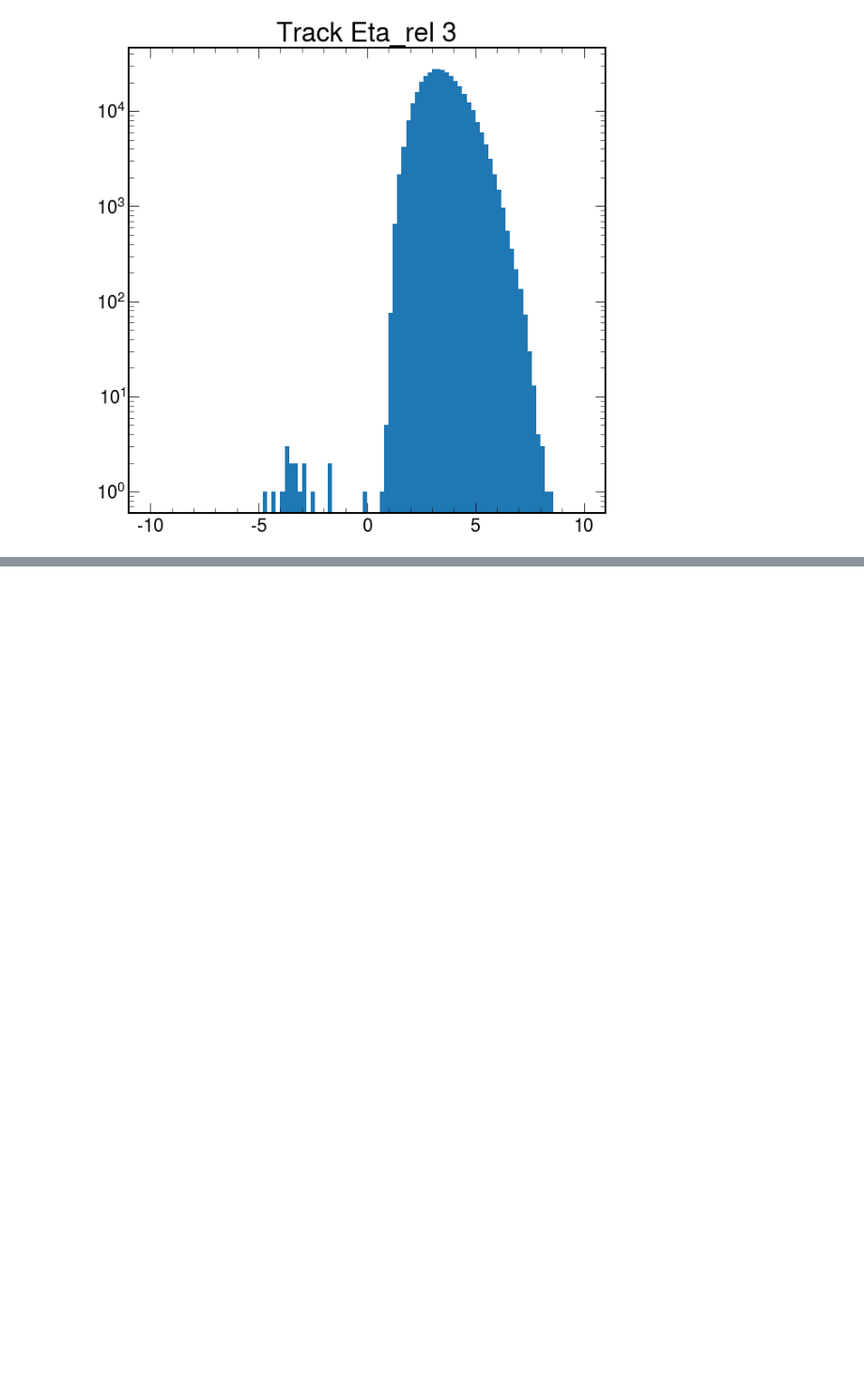
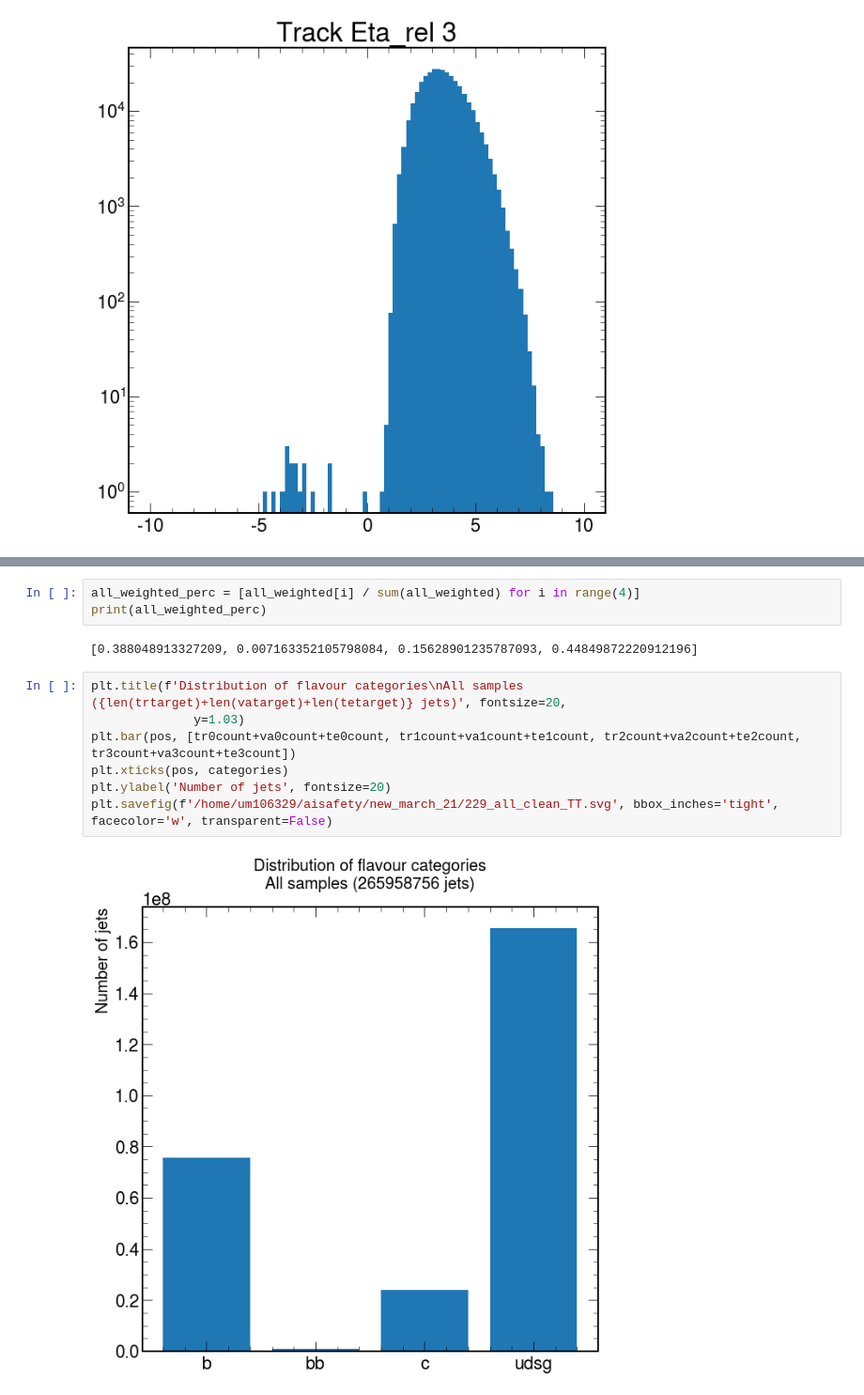
Before and after one commit to AnnikaStein/AI_Safety_2021, a Jupyter notebook: new_march_21/information_data.ipynb, the cells around one changed output, grey strips where cells are left out. Shown: that part at 94% size. Drawn from its saved outputs; the diff is of its cells as text; blank space fills up the shorter version.

```diff
--- a/new_march_21/information_data.ipynb
+++ b/new_march_21/information_data.ipynb
@@ -430,0 +671,14 @@ Text(0.5, 1.0, 'Track Eta_rel 3')
+# %%
+all_weighted_perc = [all_weighted[i] / sum(all_weighted) for i in range(4)]
+print(all_weighted_perc)
+# %% [output]
+[0.388048913327209, 0.007163352105798084, 0.15628901235787093, 0.44849872220912196]
+# %%
+plt.title(f'Distribution of flavour categories\nAll samples ({len(trtarget)+len(vatarget)+len(tetarget)} jets)', fontsize=20,
+              y=1.03)
+plt.bar(pos, [tr0count+va0count+te0count, tr1count+va1count+te1count, tr2count+va2count+te2count, tr3count+va3count+te3count])
+plt.xticks(pos, categories)
+plt.ylabel('Number of jets', fontsize=20)
+plt.savefig(f'/home/um106329/aisafety/new_march_21/229_all_clean_TT.svg', bbox_inches='tight', facecolor='w', transparent=False)
+# %% [output]
+[figure, added]
```
Also changed, not shown: parts of 63 cells of this notebook.
